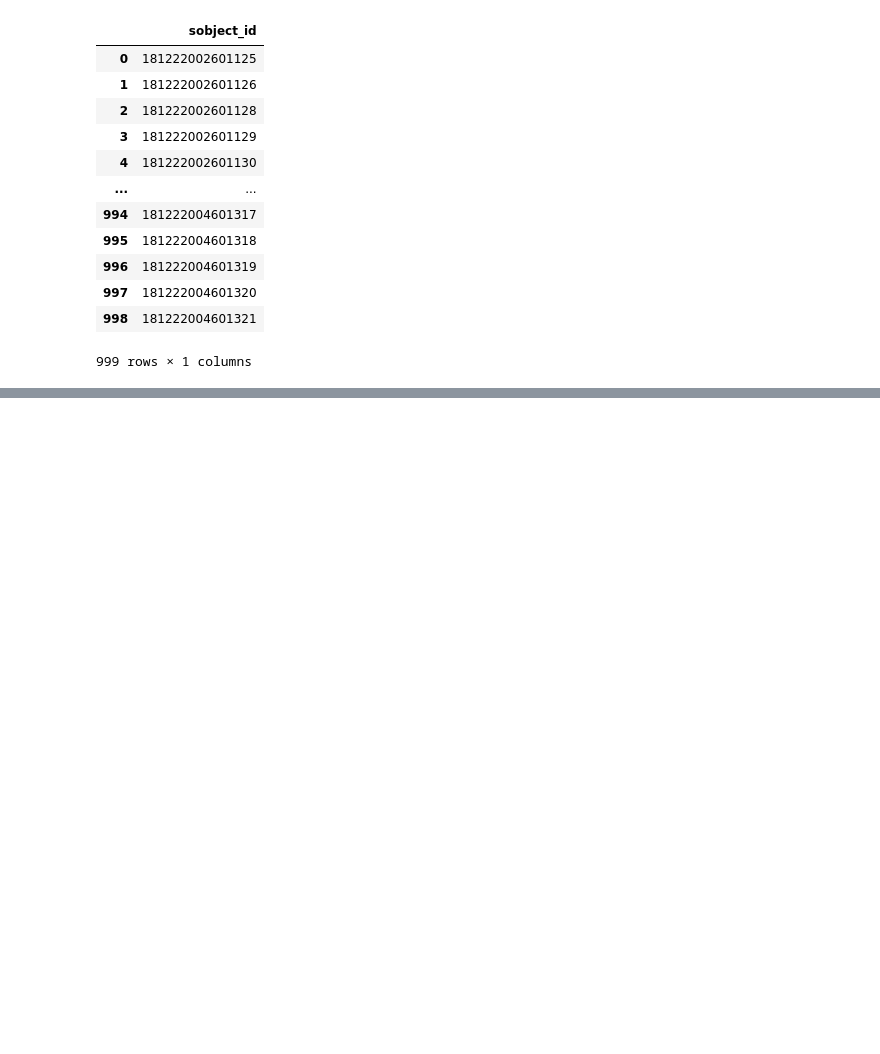
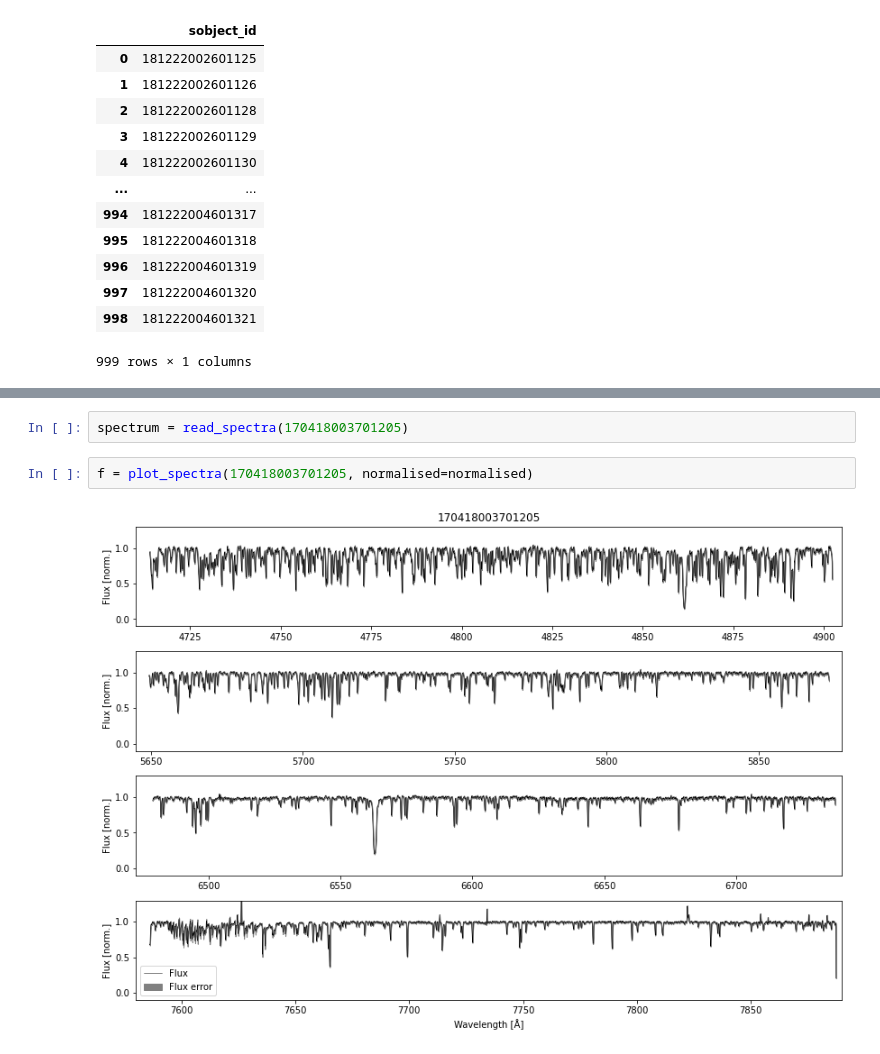
Before and after one commit to PravNJ/galah-file-read-test, a Jupyter notebook: gala-test-read-praveen.ipynb, the cells around one changed output, grey strips where cells are left out. Cells and saved outputs as stored; diff of their text form; blank space fills up the shorter version.

Commit message:
added some basic plot functions

```diff
--- a/gala-test-read-praveen.ipynb
+++ b/gala-test-read-praveen.ipynb
@@ -119,0 +159,6 @@ read_spectra(170418003701205)
+# %%
+spectrum = read_spectra(170418003701205)
+# %%
+f = plot_spectra(170418003701205, normalised=normalised)
+# %% [output]
+[figure, added]
```
Also changed, not shown: parts of 4 cells of this notebook, 1 other file.
